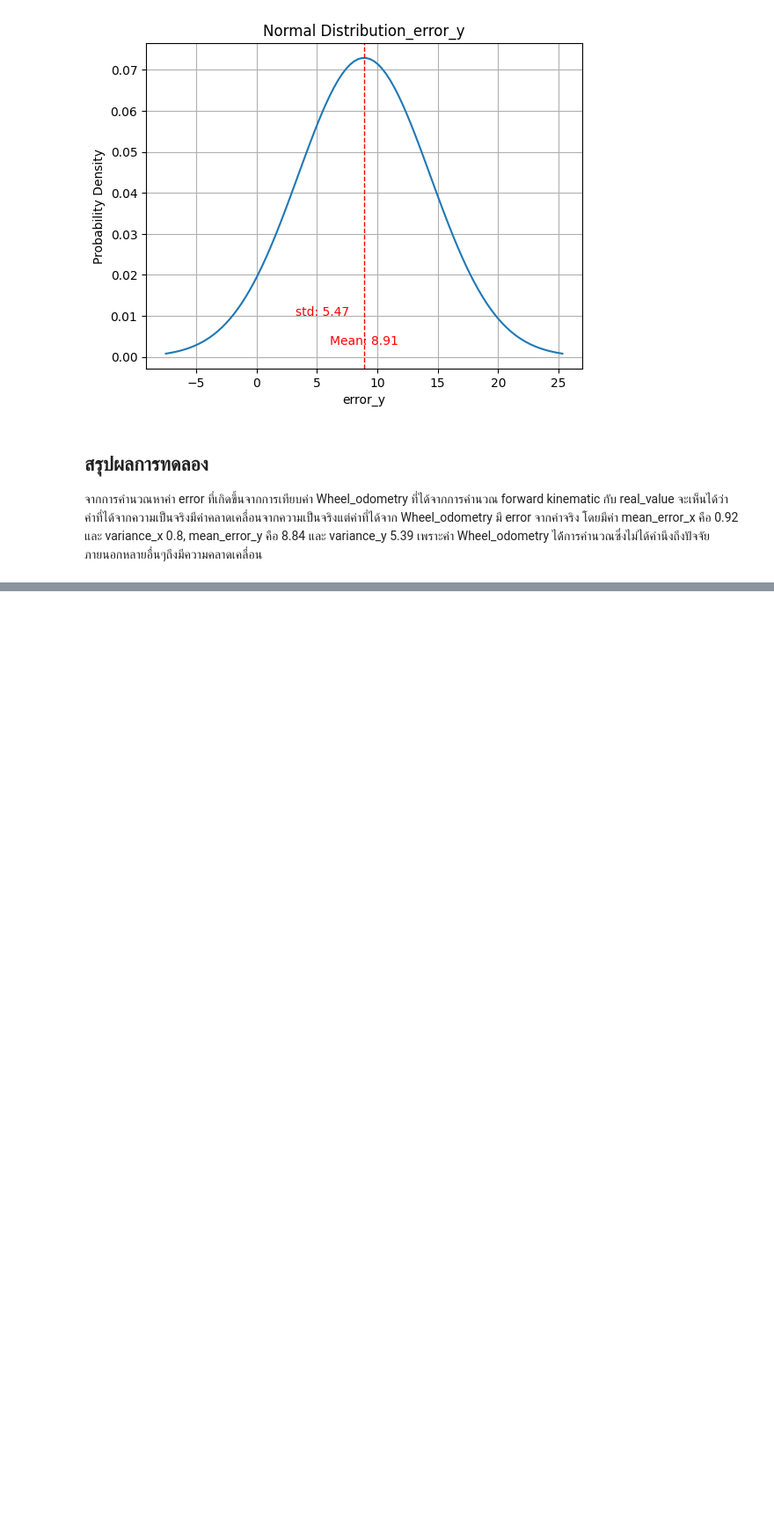
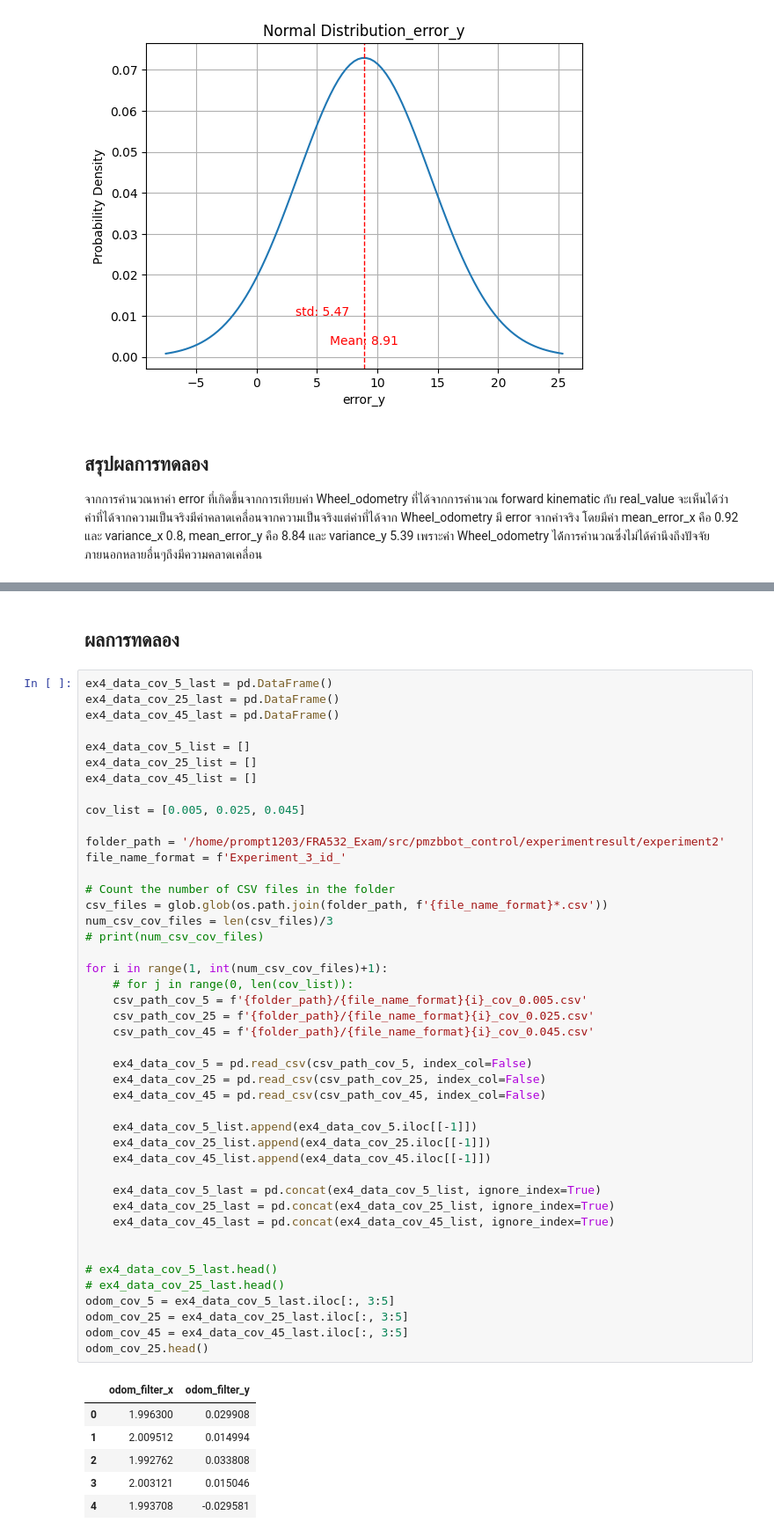
Before and after one commit to AthimetA/FRA532_Exam, a Jupyter notebook: src/doc/FRA532_EXAM1_6322_6327_6366_6368.ipynb, the cells around one changed output, grey strips where cells are left out. Shown at 88% size. Cells and saved outputs as stored; diff of their text form; blank space fills up the shorter version.

```diff
--- a/src/doc/FRA532_EXAM1_6322_6327_6366_6368.ipynb
+++ b/src/doc/FRA532_EXAM1_6322_6327_6366_6368.ipynb
@@ -448,0 +551,53 @@ plt.show()
+# %% [markdown]
+## **ผลการทดลอง**
+# %%
+ex4_data_cov_5_last = pd.DataFrame()
+ex4_data_cov_25_last = pd.DataFrame()
+ex4_data_cov_45_last = pd.DataFrame()
+
+ex4_data_cov_5_list = []
+ex4_data_cov_25_list = []
+ex4_data_cov_45_list = []
+
+cov_list = [0.005, 0.025, 0.045]
+
+folder_path = '/home/prompt1203/FRA532_Exam/src/pmzbbot_control/experimentresult/experiment2'
+file_name_format = f'Experiment_3_id_'
+
+# Count the number of CSV files in the folder
+csv_files = glob.glob(os.path.join(folder_path, f'{file_name_format}*.csv'))
+num_csv_cov_files = len(csv_files)/3
+# print(num_csv_cov_files)
+
+for i in range(1, int(num_csv_cov_files)+1):
+    # for j in range(0, len(cov_list)):
+    csv_path_cov_5 = f'{folder_path}/{file_name_format}{i}_cov_0.005.csv'
+    csv_path_cov_25 = f'{folder_path}/{file_name_format}{i}_cov_0.025.csv'
+    csv_path_cov_45 = f'{folder_path}/{file_name_format}{i}_cov_0.045.csv'
+
+    ex4_data_cov_5 = pd.read_csv(csv_path_cov_5, index_col=False)
+    ex4_data_cov_25 = pd.read_csv(csv_path_cov_25, index_col=False)
+    ex4_data_cov_45 = pd.read_csv(csv_path_cov_45, index_col=False)
+
+    ex4_data_cov_5_list.append(ex4_data_cov_5.iloc[[-1]])
+    ex4_data_cov_25_list.append(ex4_data_cov_25.iloc[[-1]])
+    ex4_data_cov_45_list.append(ex4_data_cov_45.iloc[[-1]])
+
+    ex4_data_cov_5_last = pd.concat(ex4_data_cov_5_list, ignore_index=True)
+    ex4_data_cov_25_last = pd.concat(ex4_data_cov_25_list, ignore_index=True)
+    ex4_data_cov_45_last = pd.concat(ex4_data_cov_45_list, ignore_index=True)
+
+
+# ex4_data_cov_5_last.head()
+# ex4_data_cov_25_last.head()
+odom_cov_5 = ex4_data_cov_5_last.iloc[:, 3:5]
+odom_cov_25 = ex4_data_cov_25_last.iloc[:, 3:5]
+odom_cov_45 = ex4_data_cov_45_last.iloc[:, 3:5]
+odom_cov_25.head()
+# %% [output]
+|  | odom_filter_x | odom_filter_y |
+| 0 | 1.996300 | 0.029908 |
+| 1 | 2.009512 | 0.014994 |
+| 2 | 1.992762 | 0.033808 |
+| 3 | 2.003121 | 0.015046 |
+| 4 | 1.993708 | -0.029581 |
```
Also changed, not shown: parts of 12 cells of this notebook.
